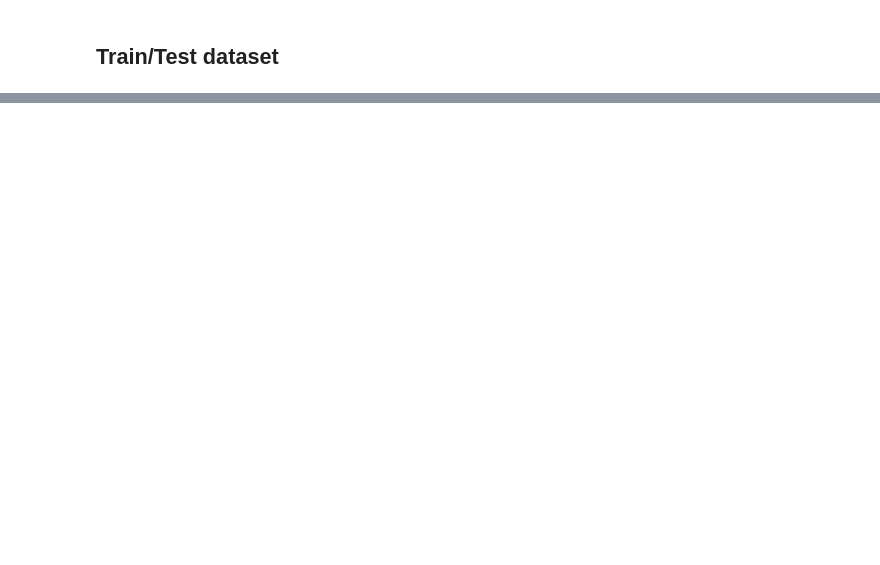
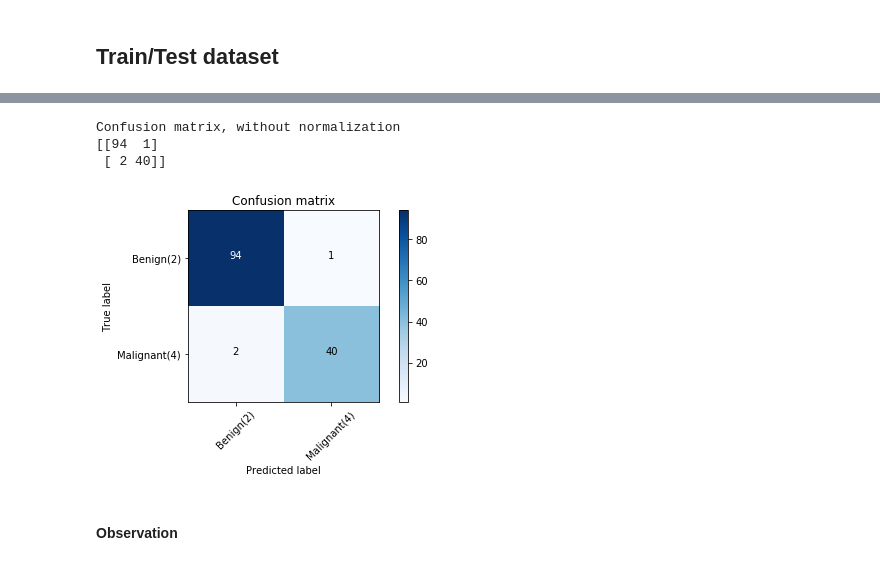
Before and after one commit to Lemlemayele/Data-Science, a Jupyter notebook: Machine Learing SVM-cancer.ipynb, the cells around one changed output, grey strips where cells are left out. Drawn from its saved outputs; the diff is of its cells as text; code cells hidden in the pictures; blank space fills up the shorter version.

```diff
--- a/Machine Learing SVM-cancer.ipynb
+++ b/Machine Learing SVM-cancer.ipynb
@@ -253,0 +228,3 @@ print(classification_report(y_test,yhat))
+# %%
+model1 = svm.SVC(kernel='linear')
+model1.fit(X_train, y_train)
@@ -253,0 +297,2 @@ print(classification_report(y_test,yhat))
+# %%
+param_grid = {'C': [0.1,1, 10, 100], 'gamma': [1,0.1,0.01,0.001]}
@@ -253,0 +301,3 @@ print(classification_report(y_test,yhat))
+# %%
+grid = GridSearchCV(SVC(),param_grid,refit=True,verbose=2)
+grid.fit(X_train,y_train)
@@ -253,0 +353,2 @@ print(classification_report(y_test,yhat))
+# %%
+grid_predictions = grid.predict(X_test)
@@ -253,0 +369,12 @@ print(classification_report(y_test,yhat))
+# %%
+grid_matrix = confusion_matrix(y_test, grid_predictions, labels=[2,4])
+np.set_printoptions(precision=2)
+plt.figure()
+plot_confusion_matrix(grid_matrix, classes=['Benign(2)','Malignant(4)'],normalize= False,  title='Confusion matrix')
+# %% [output]
+Confusion matrix, without normalization
+[[94  1]
+ [ 2 40]]
+[figure, added]
+# %% [markdown]
+#### Observation
```
Also changed, not shown: parts of 74 cells of this notebook.
